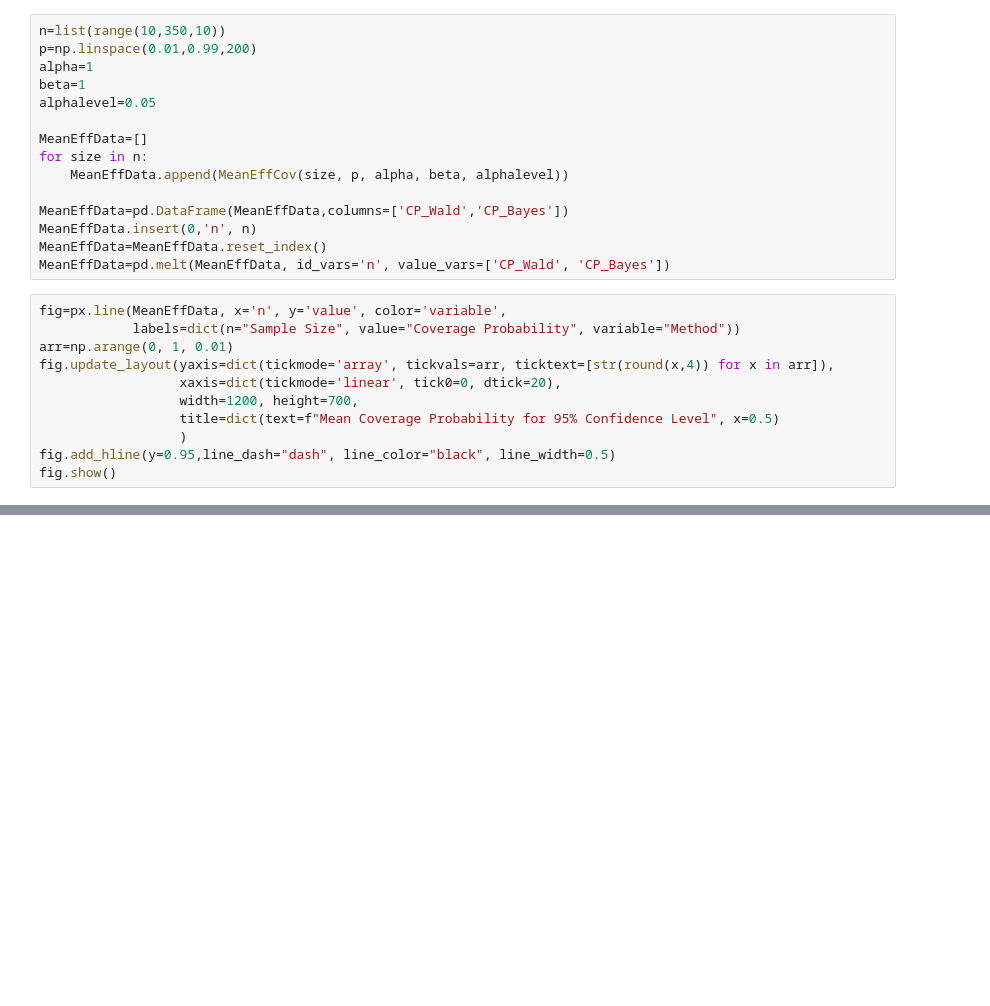
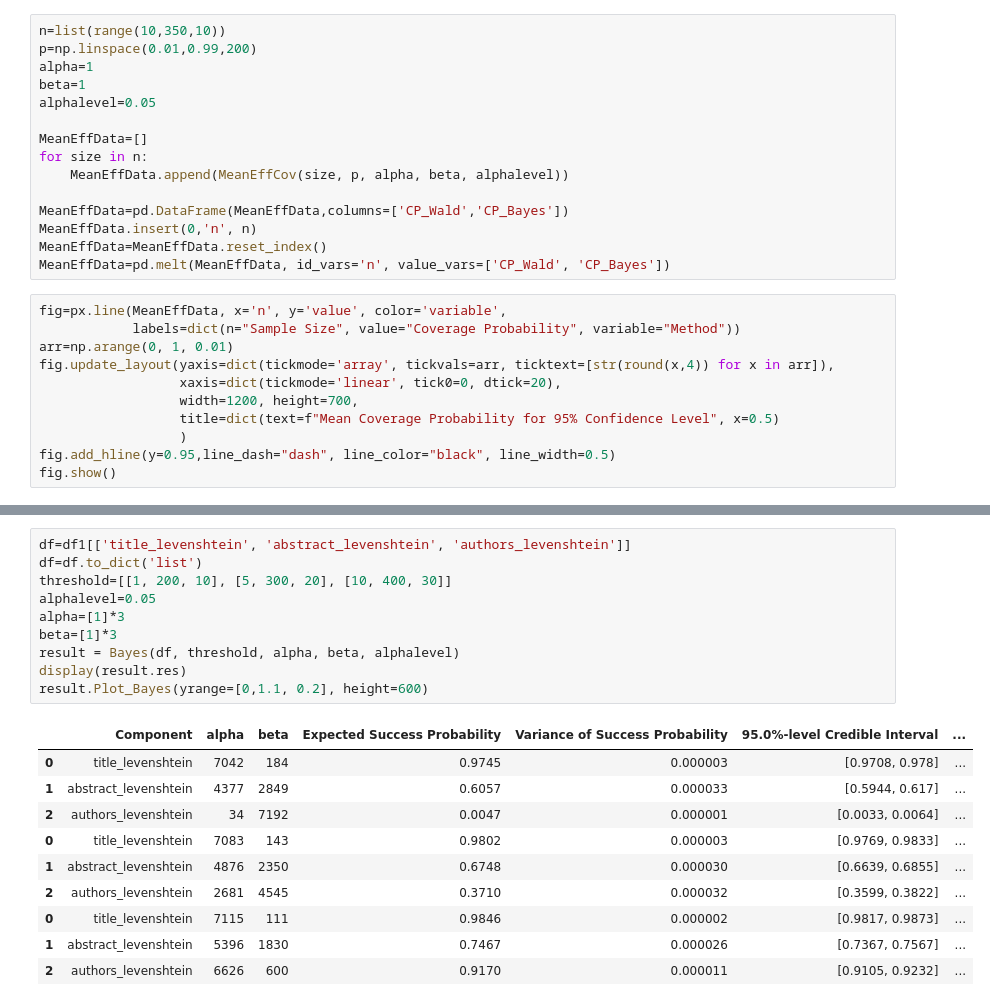
Before and after one commit to TLdgh/Bayesian_Binomial, a Jupyter notebook: ModelEvaluation.ipynb, the cells around one changed output, grey strips where cells are left out. Drawn from its saved outputs; the diff is of its cells as text; blank space fills up the shorter version.

```diff
--- a/ModelEvaluation.ipynb
+++ b/ModelEvaluation.ipynb
@@ -234,0 +313,21 @@ result.Plot_Bayes()
+# %%
+df=df1[['title_levenshtein', 'abstract_levenshtein', 'authors_levenshtein']]
+df=df.to_dict('list')
+threshold=[[1, 200, 10], [5, 300, 20], [10, 400, 30]]
+alphalevel=0.05
+alpha=[1]*3
+beta=[1]*3
+result = Bayes(df, threshold, alpha, beta, alphalevel)
+display(result.res)
+result.Plot_Bayes(yrange=[0,1.1, 0.2], height=600)
+# %% [output]
+|  | Component | alpha | beta | Expected Success Probability | Variance of Success Probability | 95.0%-level Credible Interval | ... |
+| 0 | title_levenshtein | 7042 | 184 | 0.9745 | 0.000003 | [0.9708, 0.978] | ... |
+| 1 | abstract_levenshtein | 4377 | 2849 | 0.6057 | 0.000033 | [0.5944, 0.617] | ... |
+| 2 | authors_levenshtein | 34 | 7192 | 0.0047 | 0.000001 | [0.0033, 0.0064] | ... |
+| 0 | title_levenshtein | 7083 | 143 | 0.9802 | 0.000003 | [0.9769, 0.9833] | ... |
+| 1 | abstract_levenshtein | 4876 | 2350 | 0.6748 | 0.000030 | [0.6639, 0.6855] | ... |
+| 2 | authors_levenshtein | 2681 | 4545 | 0.3710 | 0.000032 | [0.3599, 0.3822] | ... |
+| 0 | title_levenshtein | 7115 | 111 | 0.9846 | 0.000002 | [0.9817, 0.9873] | ... |
+| 1 | abstract_levenshtein | 5396 | 1830 | 0.7467 | 0.000026 | [0.7367, 0.7567] | ... |
+| 2 | authors_levenshtein | 6626 | 600 | 0.9170 | 0.000011 | [0.9105, 0.9232] | ... |
```
Also changed, not shown: parts of 14 cells of this notebook, 1 other file.
